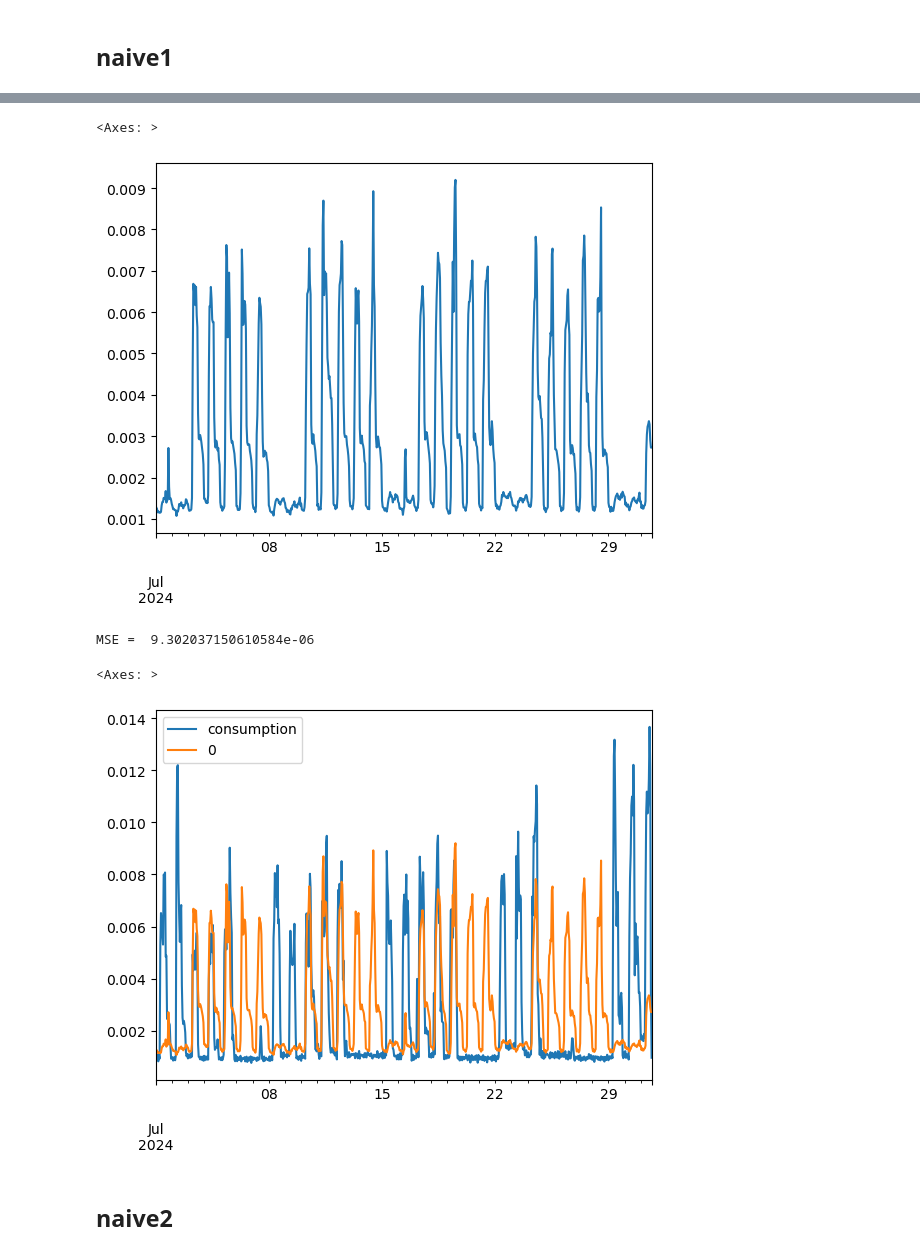
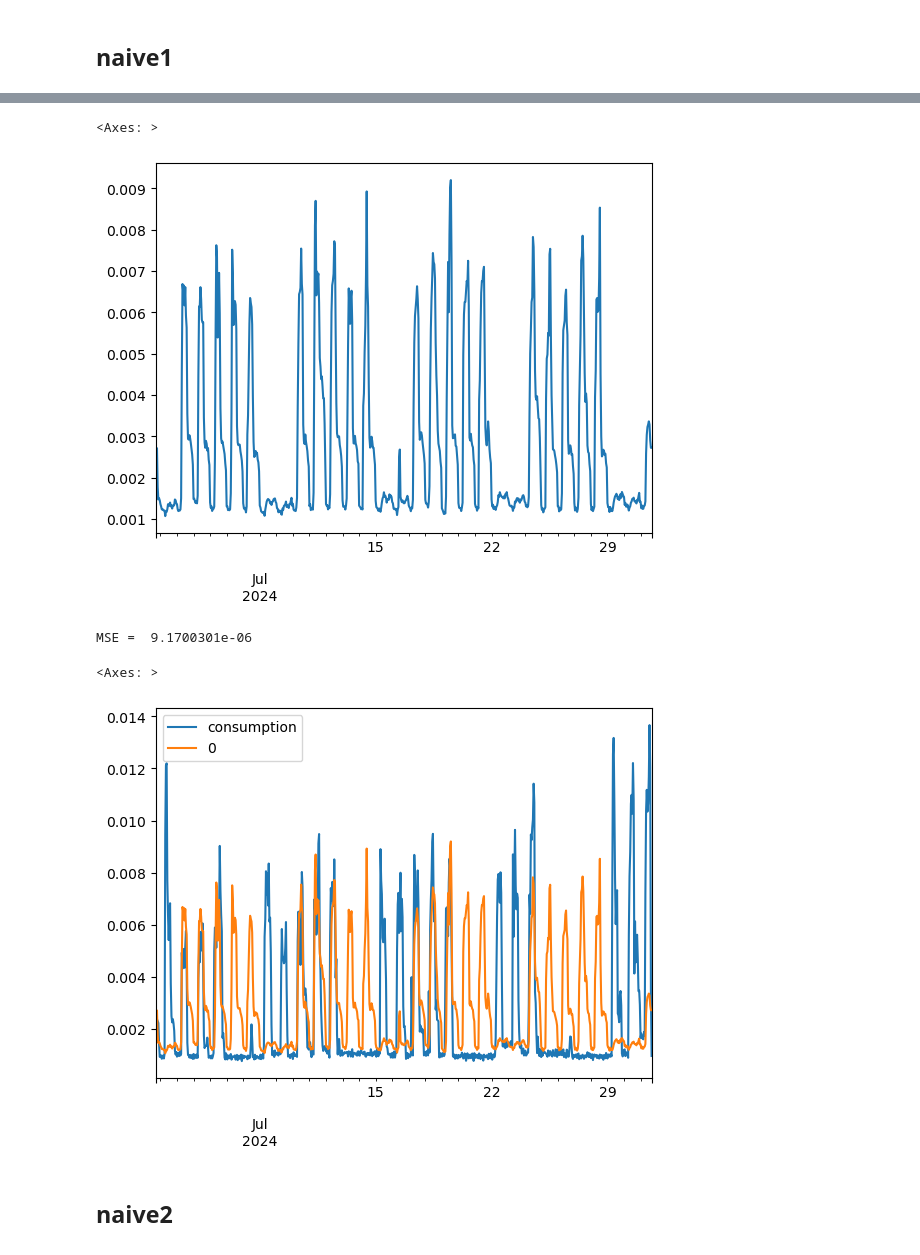
Before and after one commit to shyngys-aitkazinov/data-workspace, a Jupyter notebook: nikolai.ipynb, the cells around one changed output, grey strips where cells are left out. Drawn from its saved outputs; the diff is of its cells as text; code cells hidden in the pictures.

```diff
--- a/nikolai.ipynb
+++ b/nikolai.ipynb
@@ -573,14 +573,14 @@ df = de.generate_time_series_features(
 )
 # %%
 df = de.generate_dataset(customer_id=1, window_size=24 * 7, forecast_skip=1, forecast_horizon=7)
-df_train = df[:-737]
-df_test = df[-737:]
+df_train = df[:-720]
+df_test = df[-720:]
 # %% [markdown]
 ## naive1
 # %%
 from baseline_models import naive
 
-model_naive = naive(prediction_window=737)
+model_naive = naive(prediction_window=720)
 pred = model_naive.predict(df_train)
 pred.plot()
 # %% [output]
@@ -591,13 +591,13 @@ Candidate range (1 month ago) starts at: 2024-06-01 00:00:00
 <Axes: >
-[figure, old version]
+[figure, new version]
 # %%
 joint_df = pd.concat([df_test["consumption"], pred], axis = 1)
 print("MSE = ", np.mean(np.square(df_test["consumption"] - pred)))
 joint_df.plot()
 # %% [output]
-MSE =  9.302037150610584e-06
+MSE =  9.1700301e-06
 <Axes: >
-[figure, old version]
+[figure, new version]
 # %% [markdown]
 ## naive2
 # %%
```
Also changed, not shown: parts of 1 cell of this notebook, 3 other files.
